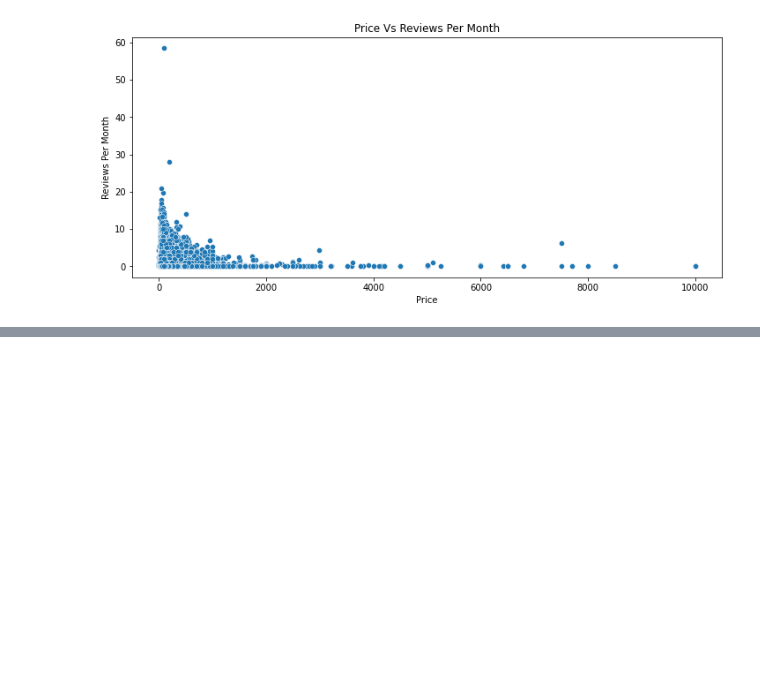
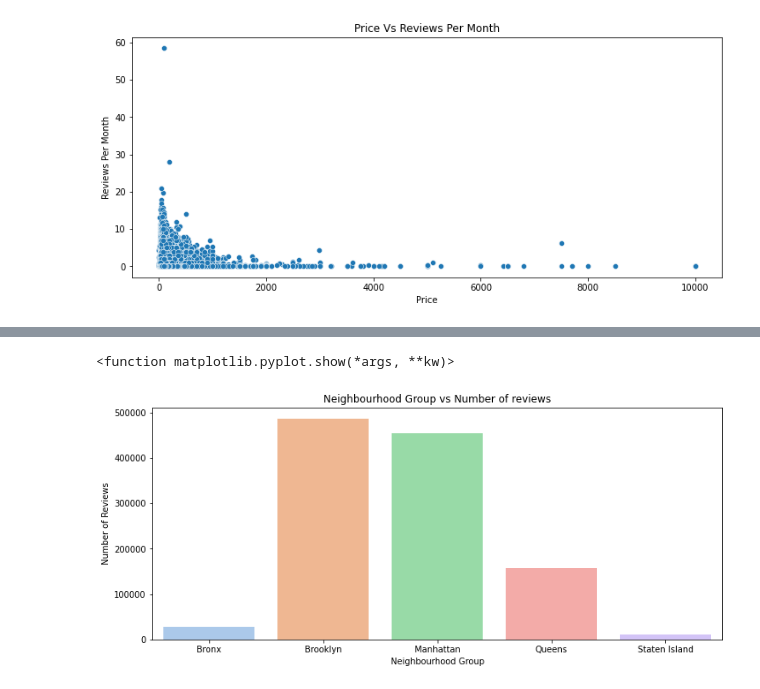
Before and after one commit to itsaniketrathod/Capstone-Project-EDA, a Jupyter notebook: AirBnB_Booking_Analysis.ipynb, the cells around one changed output, grey strips where cells are left out. Cells and saved outputs as stored; diff of their text form; code cells hidden in the pictures; blank space fills up the shorter version.

```diff
--- a/AirBnB_Booking_Analysis.ipynb
+++ b/AirBnB_Booking_Analysis.ipynb
@@ -273,0 +276,3 @@ plt.show
+# %%
+number_of_reviews_in_neighbourhood_group = airbnb_df.groupby(['neighbourhood_group'])['number_of_reviews'].sum().reset_index()
+number_of_reviews_in_neighbourhood_group
@@ -273,0 +286,10 @@ plt.show
+# %%
+plt.figure(figsize=(12,5))
+sns.barplot(x='neighbourhood_group',y='number_of_reviews',data=number_of_reviews_in_neighbourhood_group,palette='pastel')
+plt.title("Neighbourhood Group vs Number of reviews")
+plt.xlabel("Neighbourhood Group")
+plt.ylabel("Number of Reviews")
+plt.show
+# %% [output]
+<function matplotlib.pyplot.show(*args, **kw)>
+[figure, added]
```
Also changed, not shown: parts of 2 cells of this notebook.
